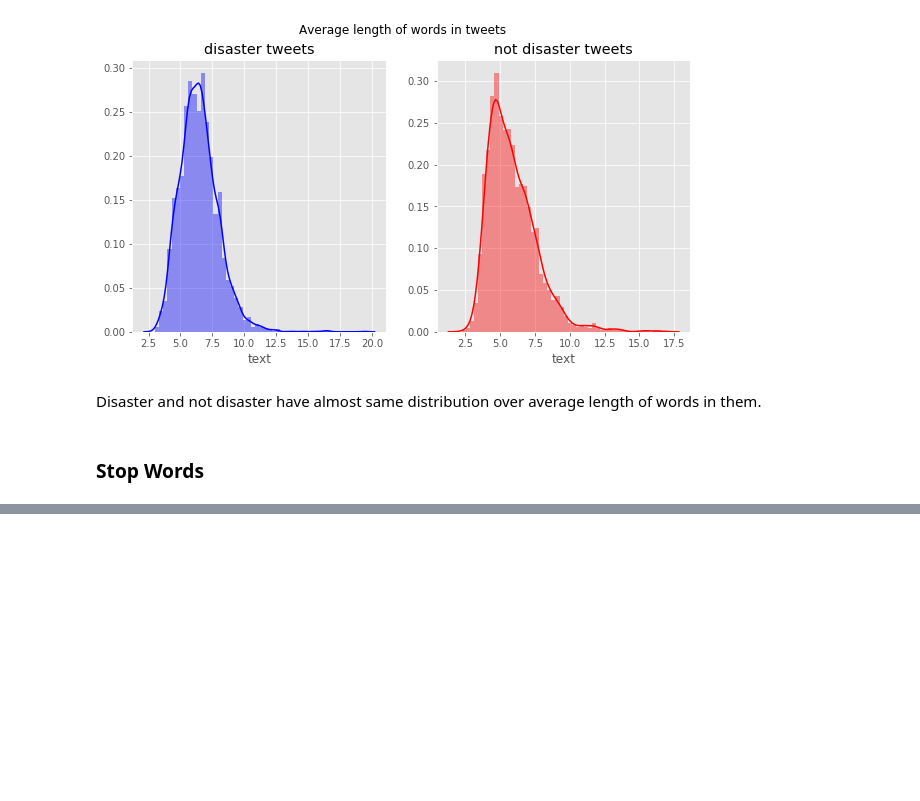
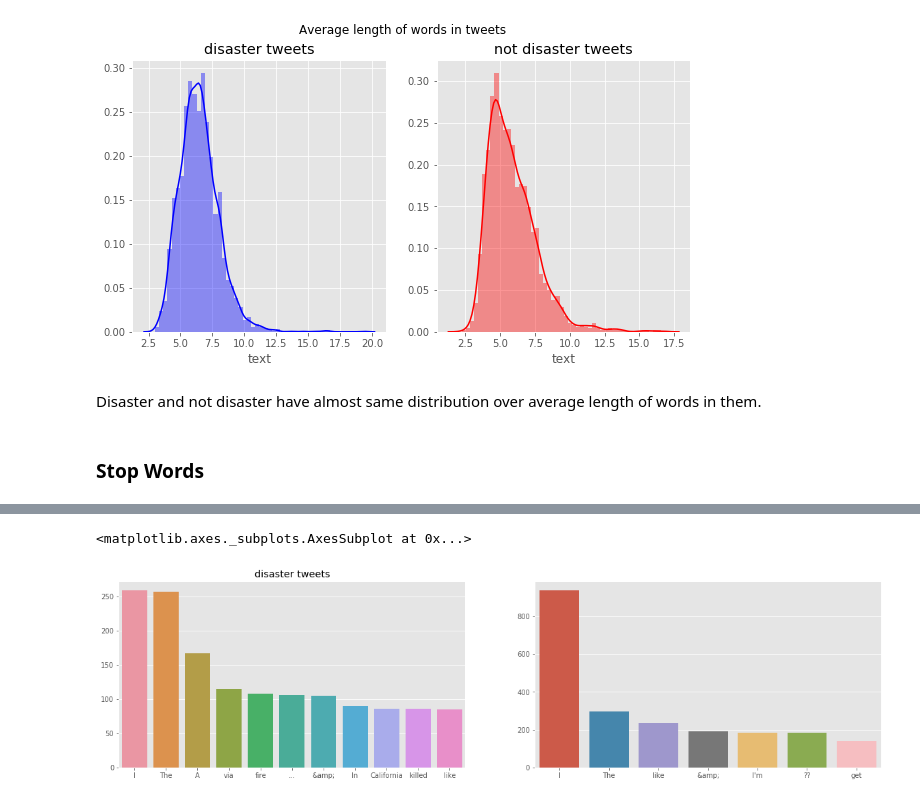
Before and after one commit to patternproject/NLP-Tweets-Disaster, a Jupyter notebook: eda/EDA_reza.ipynb, the cells around one changed output, grey strips where cells are left out. Cells and saved outputs as stored; diff of their text form; code cells hidden in the pictures; blank space fills up the shorter version.

```diff
--- a/eda/EDA_reza.ipynb
+++ b/eda/EDA_reza.ipynb
@@ -141,0 +217,36 @@ len(corpus)
+# %%
+disaster_counter = Counter(disaster_corpus)
+disaster_most_common_words = disaster_counter.most_common()
+
+x1 = []
+y1 = []
+
+for word, count in disaster_most_common_words[:40]:
+    if (word not in stop_words) & (word not in punctuations):
+        x1.append(word)
+        y1.append(count)
+
+not_disaster_counter = Counter(not_disaster_corpus)
+not_disaster_most_common_words = not_disaster_counter.most_common()
+
+x2 = []
+y2 = []
+
+for word, count in not_disaster_most_common_words[:40]:
+    if (word not in stop_words) & (word not in punctuations):
+        x2.append(word)
+        y2.append(count)
+# %%
+fig, (ax1, ax2) = plt.subplots(1, 2, figsize=(20, 5))
+
+sns.barplot(x1, y1, ax=ax1)
+ax1.set_title('disaster tweets')
+
+sns.barplot(x2, y2, ax=ax2)
+ax2.set_title('not disaster tweets')
+
+fig.suptitle('Common Words in Tweets')
+plt.show()
+# %% [output]
+<matplotlib.axes._subplots.AxesSubplot at 0x...>
+[figure, added]
```
Also changed, not shown: parts of 12 cells of this notebook.
